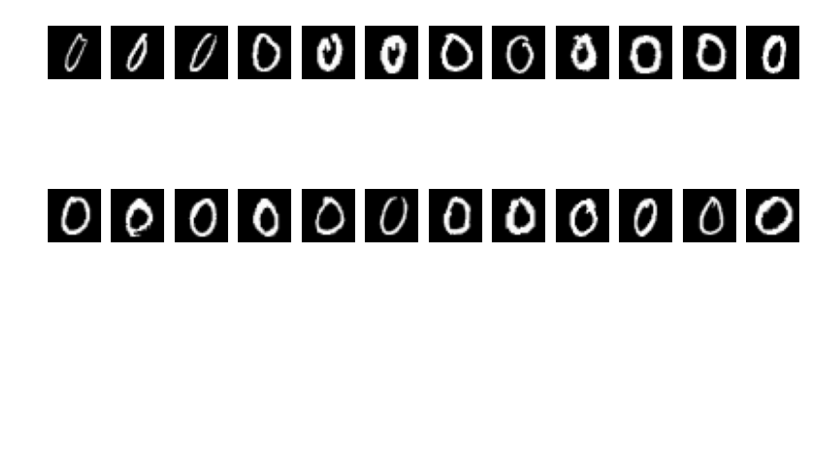
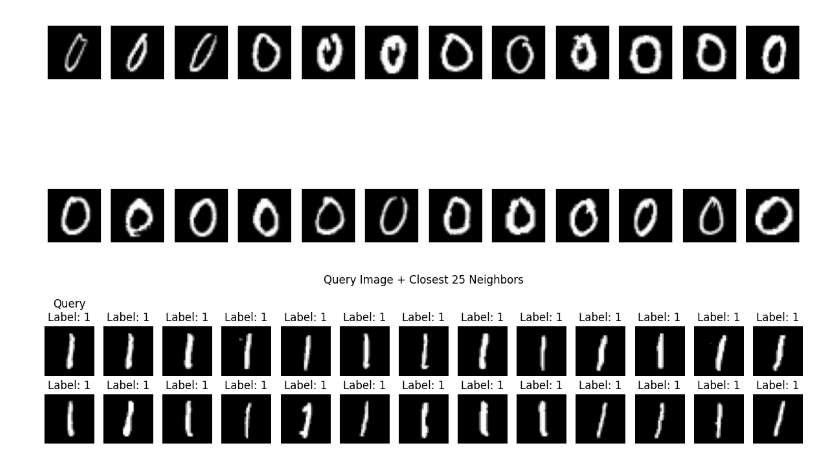
Before and after one commit to Antel0pe/NeuronsFiringTogetherWireTogether, a Jupyter notebook: MNIST_TDA.ipynb, the cells around one changed output. Drawn from its saved outputs; the diff is of its cells as text; code cells hidden in the pictures; blank space fills up the shorter version.

```diff
--- a/MNIST_TDA.ipynb
+++ b/MNIST_TDA.ipynb
@@ -228,6 +246,52 @@ for idx,i in enumerate(componentLabels):
 [0, 1, 2, 3, 4, 5, 6, 7, 8, 9]
 ValueError: num must be an integer with 1 <= num <= 24, not 25
 [figure]
+# %%
+from sklearn.metrics import pairwise_distances
+
+def find_and_plot_nearest_images(query_img, query_label=None, dataset=points, dataset_labels=labels, top_k=25):
+    """
+    Finds and plots the top_k closest images to a given query image from the dataset.
+
+    Args:
+        query_img (ndarray): The query image as a flattened (784,) numpy array, normalized to [0, 1].
+        query_label (int or None): Optional, for labeling the query.
+        dataset (ndarray): The full MNIST dataset as a (N, 784) numpy array.
+        dataset_labels (ndarray): Corresponding digit labels for the dataset.
+        top_k (int): Number of nearest neighbors to show.
+    """
+    query_img = query_img.reshape(1, -1)
+    dists = pairwise_distances(query_img, dataset, metric='euclidean').flatten()
+    nearest_idxs = np.argsort(dists)[:top_k]
+
+    # Plot
+    plt.figure(figsize=(12, 3))
+
+    # Plot query image first
+    plt.subplot(2, top_k//2 + 1, 1)
+    plt.imshow(query_img.reshape(28, 28), cmap='gray')
+    plt.title(f"Query" + (f"\nLabel: {query_label}" if query_label is not None else ""))
+    plt.axis('off')
+
+    # Plot closest neighbors
+    for i, idx in enumerate(nearest_idxs):
+        plt.subplot(2, top_k//2 + 1, i + 2)
+        plt.imshow(dataset[idx].reshape(28, 28), cmap='gray')
+        plt.title(f"Label: {dataset_labels[idx]}")
+        plt.axis('off')
+
+    plt.suptitle("Query Image + Closest 25 Neighbors")
+    plt.tight_layout()
+    plt.show()
+# %%
+# Choose an index of a query image
+query_index = 137
+query_img = points[query_index]
+query_label = labels[query_index]
+
+find_and_plot_nearest_images(query_img, query_label=query_label)
+# %% [output]
+[figure, added]
 # %%
 from google.colab import _message
 
```
Also changed, not shown: parts of 6 cells of this notebook, 2 other files.
